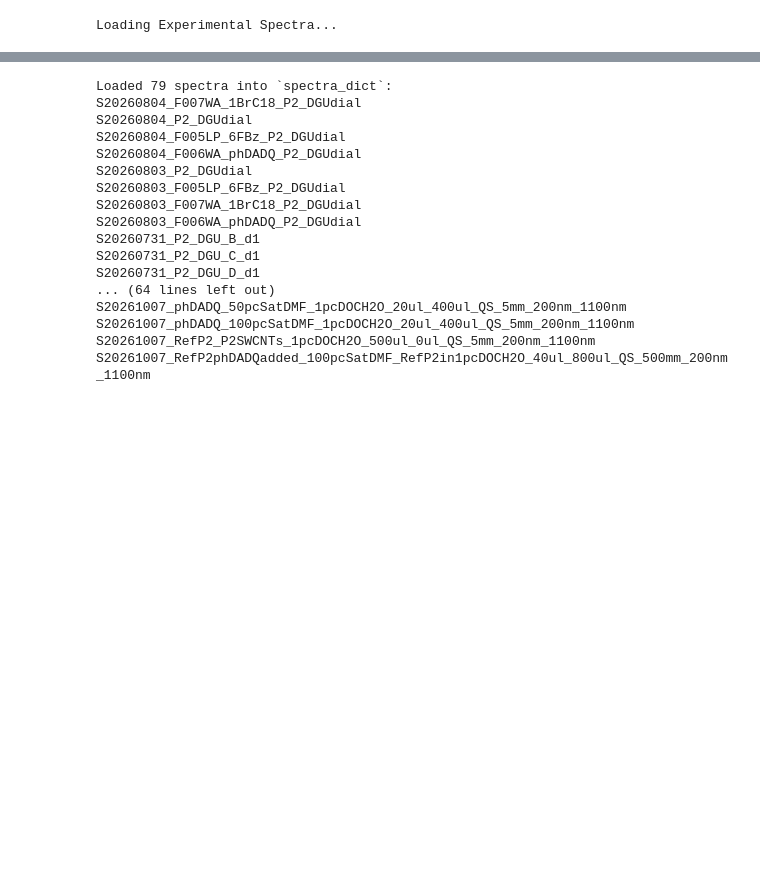
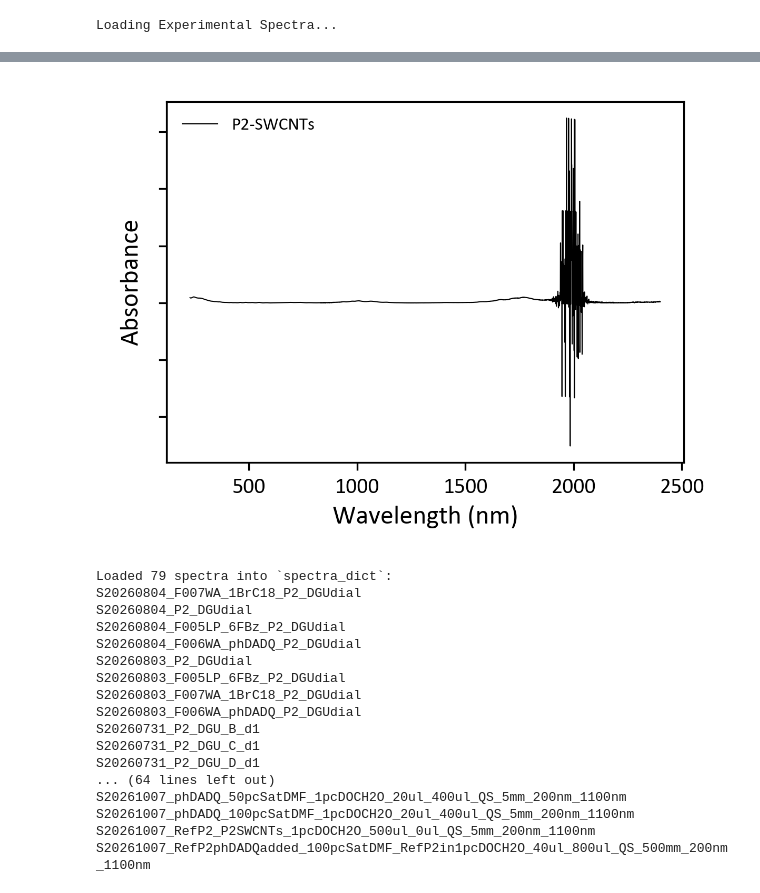
Before and after one commit to CristianMB/DataAnalysis_PhD_FUB, a Jupyter notebook: UVvisNIR/UVvisNIR_PostDial/2608_Abs_Refactored_NTFiguresMAINALLPROBLEMSFIXED.ipynb, the cells around one changed output, grey strips where cells are left out. Drawn from its saved outputs; the diff is of its cells as text; code cells hidden in the pictures; blank space fills up the shorter version.

```diff
--- a/UVvisNIR/UVvisNIR_PostDial/2608_Abs_Refactored_NTFiguresMAINALLPROBLEMSFIXED.ipynb
+++ b/UVvisNIR/UVvisNIR_PostDial/2608_Abs_Refactored_NTFiguresMAINALLPROBLEMSFIXED.ipynb
@@ -391,3 +391,87 @@ for xi in picos:
+# %%
+# ============================================================
+# 4. SELECTION, PIPELINE & PLOTTING
+# ============================================================
+
+# 1. Define tu configuración maestra aquí (¡Cualquier cambio aquí se aplicará al instante!)
+spectra_config = [
+    # (Variable, Nombre, wcorr, Color, Linestyle)
+    (S20260817_F007WA_1BrC18_P2_DGUdial, "P2-SWCNTs", 0.2, "#000000", "-"),
+
+]
+
+# 2. Construcción fresca de la lista Selection
+Selection = []
+for var, name, factor, col, ls in spectra_config:
+    s = var.copy()
+    s.N = name
+    s.wcorr = factor
+    s.color = col
+    s.linestyle = ls
+    Selection.append(s)
+
+# --- PIPELINE DE CORRECCIÓN ---
+# (Nota: Asegúrate de que tus funciones de procesamiento usen s.copy()
+# propagando s.color y s.linestyle. Si no lo hacen, los pierden en el camino).
+Selection = SubtractBaseline(Selection, baseline)
+Selection = ApplyCalibrationCorrection(Selection, water_calibration)
+Selection = NormalizeSpectra(Selection, xmin=1200, xmax=1350, mode="V")
+Selection = TrimSpectra(Selection, xmin=228, xmax=2500)
+Selection = BackgroundCorrection(Selection, a=1400, b=0)
+
+
+if 1==0:
+    Substracted = Selection[3].copy()
+    Substracted.N = "Substracted spec. (phDADQ@SWCNT-1BrC18@SWCNTs)"  # Dale un nombre limpio para la leyenda
+    Substracted.color = "#CC79A7"               # Un color distintivo para la resta
+
+    # Restamos los arrays Y
+    additionalOffset = 0
+    Substracted.Y = Selection[3].Y - Selection[2].Y - additionalOffset
+    Substracted = TrimSpectra(Substracted, xmin=290, xmax=800)
+
+    # Lo agregamos a la lista que vamos a graficar
+    Selection.append(Substracted)
+
+# --- GRAFICAR ---
+
+poster_style = {
+    "figsize": (4,3),
+    "dpi": 300,
+    "font_size": 10,
+    "title_size": 12,
+    "label_size": 12,
+    "legend_size": 8,
+    "line_width": 0.5,
+    "font_family": "Calibri",
+    "grid": False,
+    "colors": ["#0072B2", "#E69F00", "#009E73", "#CC79A7", "#56B4E9", "#D55E00", "#F0E442"],
+    "linestyles": ["-", "--", "-.", ":"]
+}
+
+
+PlotSpectra(
+    spectra_list=Selection,
+    mode="W",
+    offset_step=-0,
+    ylabel="Absorbance",
+    hide_yticks=True,
+    #xmax=1850,
+    #xmin=230,
+    style=poster_style,
+    )
+
+
+
+#picos = [418, 461.50, 486, 514.0, 545.5, 582, 935, 979.5, 1005.5, 1063, 1136.5]
+
+#for xi in picos:
+    # Usamos ax1.axvline en lugar de plt.axvline
+    #plt.axvline(x=xi, linewidth=0.5, linestyle='--', color='black', alpha=0.7, zorder=0)
+
+#Peaks = FindExtrema(Selection[0], mode="maxima", distance=10, prominence=0.1, xmin=900, xmax=1840)
+# %% [output]
+[figure, added]
 # %%
 # ============================================================
 # NEW CELL: Load Older CSV Spectra via spectra.io
```
Also changed, not shown: parts of 3 cells of this notebook, 3 other files.
